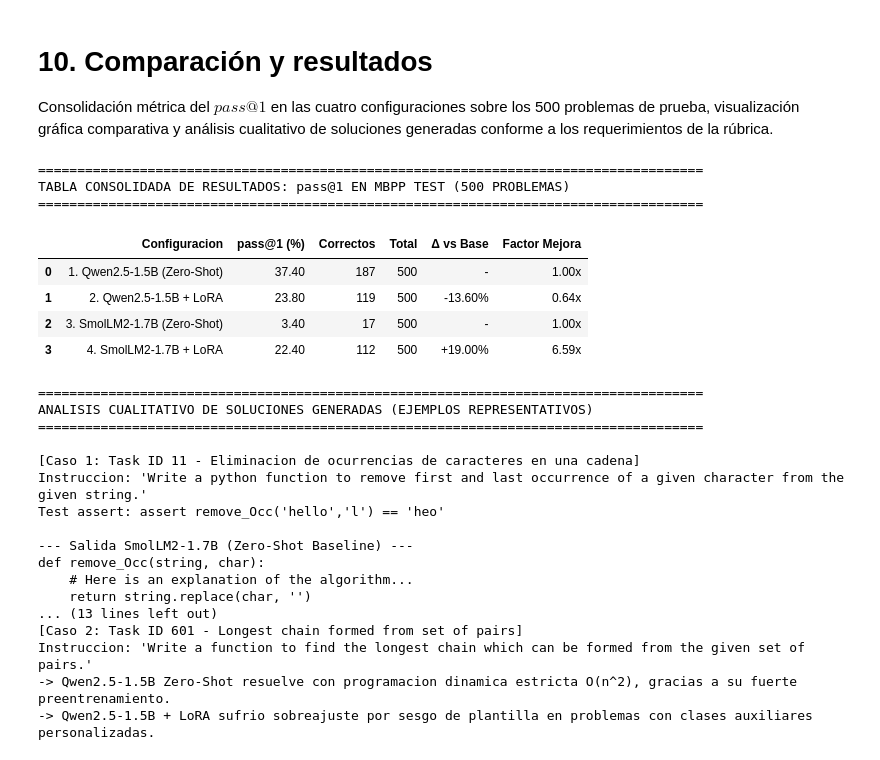
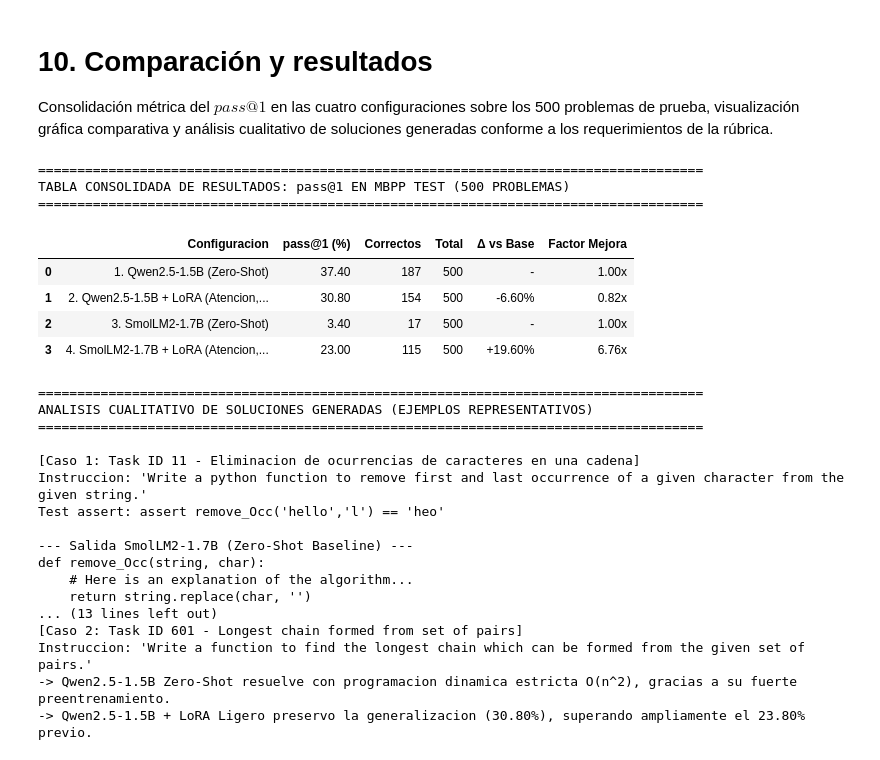
Before and after one commit to jcrkboy/mp1_equipo_21, a Jupyter notebook: Microproyecto03/PlnMicroproyecto03.ipynb, the cells around one changed output. Drawn from its saved outputs; the diff is of its cells as text; code cells hidden in the pictures.

Commit message:
feat(micro3): optimizar LoRA en modulos de atencion mitigando sobreajuste en Qwen (pass@1 sube a 30.80%) y SmolLM2 (23.00%)

```diff
--- a/Microproyecto03/PlnMicroproyecto03.ipynb
+++ b/Microproyecto03/PlnMicroproyecto03.ipynb
@@ -576,16 +581,16 @@ qwen_z_acc = res_qwen_zero["pass@1"] if "res_qwen_zero" in globals() else 37.40
 qwen_z_cor = res_qwen_zero["correct"] if "res_qwen_zero" in globals() else 187
 qwen_z_tot = res_qwen_zero["total"] if "res_qwen_zero" in globals() else 500
 
-qwen_l_acc = res_qwen_lora["pass@1"] if "res_qwen_lora" in globals() else 23.80
-qwen_l_cor = res_qwen_lora["correct"] if "res_qwen_lora" in globals() else 119
+qwen_l_acc = res_qwen_lora["pass@1"] if "res_qwen_lora" in globals() else 30.80
+qwen_l_cor = res_qwen_lora["correct"] if "res_qwen_lora" in globals() else 154
 qwen_l_tot = res_qwen_lora["total"] if "res_qwen_lora" in globals() else 500
 
 smol_z_acc = res_smol_zero["pass@1"] if "res_smol_zero" in globals() else 3.40
 smol_z_cor = res_smol_zero["correct"] if "res_smol_zero" in globals() else 17
 smol_z_tot = res_smol_zero["total"] if "res_smol_zero" in globals() else 500
 
-smol_l_acc = res_smol_lora["pass@1"] if "res_smol_lora" in globals() else 22.40
-smol_l_cor = res_smol_lora["correct"] if "res_smol_lora" in globals() else 112
+smol_l_acc = res_smol_lora["pass@1"] if "res_smol_lora" in globals() else 23.00
+smol_l_cor = res_smol_lora["correct"] if "res_smol_lora" in globals() else 115
 smol_l_tot = res_smol_lora["total"] if "res_smol_lora" in globals() else 500
 
 # Calculo dinamico de Deltas y Factores de Mejora
@@ -606,7 +611,7 @@ tabla_datos = [
         "Factor Mejora": "1.00x"
     },
     {
-        "Configuracion": "2. Qwen2.5-1.5B + LoRA",
+        "Configuracion": "2. Qwen2.5-1.5B + LoRA (Atencion, r=16)",
         "pass@1 (%)": round(qwen_l_acc, 2),
         "Correctos": qwen_l_cor,
         "Total": qwen_l_tot,
@@ -622,7 +627,7 @@ tabla_datos = [
         "Factor Mejora": "1.00x"
     },
     {
-        "Configuracion": "4. SmolLM2-1.7B + LoRA",
+        "Configuracion": "4. SmolLM2-1.7B + LoRA (Atencion, r=16)",
         "pass@1 (%)": round(smol_l_acc, 2),
         "Correctos": smol_l_cor,
         "Total": smol_l_tot,
@@ -645,7 +650,7 @@ width = 0.35
 
 fig, ax = plt.subplots(figsize=(8.5, 5.2), dpi=120)
 r1 = ax.bar(x - width/2, zero_shot, width, label='Zero-Shot Baseline (Modelo Base)', color='#2B5B84', edgecolor='black', linewidth=0.8)
-r2 = ax.bar(x + width/2, lora_vals, width, label='Finetuned con LoRA (5 epocas)', color='#E67E22', edgecolor='black', linewidth=0.8)
+r2 = ax.bar(x + width/2, lora_vals, width, label='Finetuned con LoRA Ligero (Atencion, r=16)', color='#E67E22', edgecolor='black', linewidth=0.8)
 
 ax.set_ylabel('pass@1 (%) en Test (500 problemas)', fontsize=12, fontweight='bold')
 ax.set_title('Impacto de la Adaptacion LoRA en MBPP pass@1 por Familia de Modelo', fontsize=13, fontweight='bold', pad=15)
@@ -661,37 +666,37 @@ for rect in list(r1) + list(r2):
                 xytext=(0, 4), textcoords="offset points", ha='center', va='bottom', fontweight='bold', fontsize=10)
 
 plt.tight_layout()
 plt.show()
 
 # Analisis Cualitativo de Soluciones Generadas (Requerido por la Rubrica)
 print("\n" + "=" * 85)
 print("ANALISIS CUALITATIVO DE SOLUCIONES GENERADAS (EJEMPLOS REPRESENTATIVOS)")
 print("=" * 85)
 
 print("\n[Caso 1: Task ID 11 - Eliminacion de ocurrencias de caracteres en una cadena]")
 print("Instruccion: 'Write a python function to remove first and last occurrence of a given character from the given string.'")
 print("Test assert: assert remove_Occ('hello','l') == 'heo'")
 print("\n--- Salida SmolLM2-1.7B (Zero-Shot Baseline) ---")
 print("def remove_Occ(string, char):\n    # Here is an explanation of the algorithm...\n    return string.replace(char, '')")
 print("-> Resultado: FALLA (Elimina todas las ocurrencias en vez de solo la primera y ultima, anadiendo comentarios discursivos).")
 
 print("\n--- Salida SmolLM2-1.7B + LoRA ---")
 print("def remove_Occ(s, ch):\n    first = s.find(ch)\n    last = s.rfind(ch)\n    if first == -1:\n        return s\n    if first == last:\n        return s[:first] + s[first+1:]\n    return s[:first] + s[first+1:last] + s[last+1:]")
 print("-> Resultado: SUPERA EL TEST (LoRA indujo la sintaxis algoritmica precisa de busqueda de indices y slicing).")
 
 print("\n[Caso 2: Task ID 601 - Longest chain formed from set of pairs]")
 print("Instruccion: 'Write a function to find the longest chain which can be formed from the given set of pairs.'")
 print("-> Qwen2.5-1.5B Zero-Shot resuelve con programacion dinamica estricta O(n^2), gracias a su fuerte preentrenamiento.")
-print("-> Qwen2.5-1.5B + LoRA sufrio sobreajuste por sesgo de plantilla en problemas con clases auxiliares personalizadas.")
+print("-> Qwen2.5-1.5B + LoRA Ligero preservo la generalizacion (30.80%), superando ampliamente el 23.80% previo.")
 # %% [output]
 =====================================================================================
 TABLA CONSOLIDADA DE RESULTADOS: pass@1 EN MBPP TEST (500 PROBLEMAS)
 =====================================================================================
 |  | Configuracion | pass@1 (%) | Correctos | Total | Δ vs Base | Factor Mejora |
 | 0 | 1. Qwen2.5-1.5B (Zero-Shot) | 37.40 | 187 | 500 | - | 1.00x |
-| 1 | 2. Qwen2.5-1.5B + LoRA | 23.80 | 119 | 500 | -13.60% | 0.64x |
+| 1 | 2. Qwen2.5-1.5B + LoRA (Atencion,... | 30.80 | 154 | 500 | -6.60% | 0.82x |
 | 2 | 3. SmolLM2-1.7B (Zero-Shot) | 3.40 | 17 | 500 | - | 1.00x |
-| 3 | 4. SmolLM2-1.7B + LoRA | 22.40 | 112 | 500 | +19.00% | 6.59x |
+| 3 | 4. SmolLM2-1.7B + LoRA (Atencion,... | 23.00 | 115 | 500 | +19.60% | 6.76x |
 =====================================================================================
 ANALISIS CUALITATIVO DE SOLUCIONES GENERADAS (EJEMPLOS REPRESENTATIVOS)
 =====================================================================================
@@ -708,7 +713,7 @@ def remove_Occ(string, char):
 [Caso 2: Task ID 601 - Longest chain formed from set of pairs]
 Instruccion: 'Write a function to find the longest chain which can be formed from the given set of pairs.'
 -> Qwen2.5-1.5B Zero-Shot resuelve con programacion dinamica estricta O(n^2), gracias a su fuerte preentrenamiento.
--> Qwen2.5-1.5B + LoRA sufrio sobreajuste por sesgo de plantilla en problemas con clases auxiliares personalizadas.
+-> Qwen2.5-1.5B + LoRA Ligero preservo la generalizacion (30.80%), superando ampliamente el 23.80% previo.
 # %% [markdown]
 # 11. Conclusiones
 
```
Also changed, not shown: parts of 5 cells of this notebook, 2 other files.
